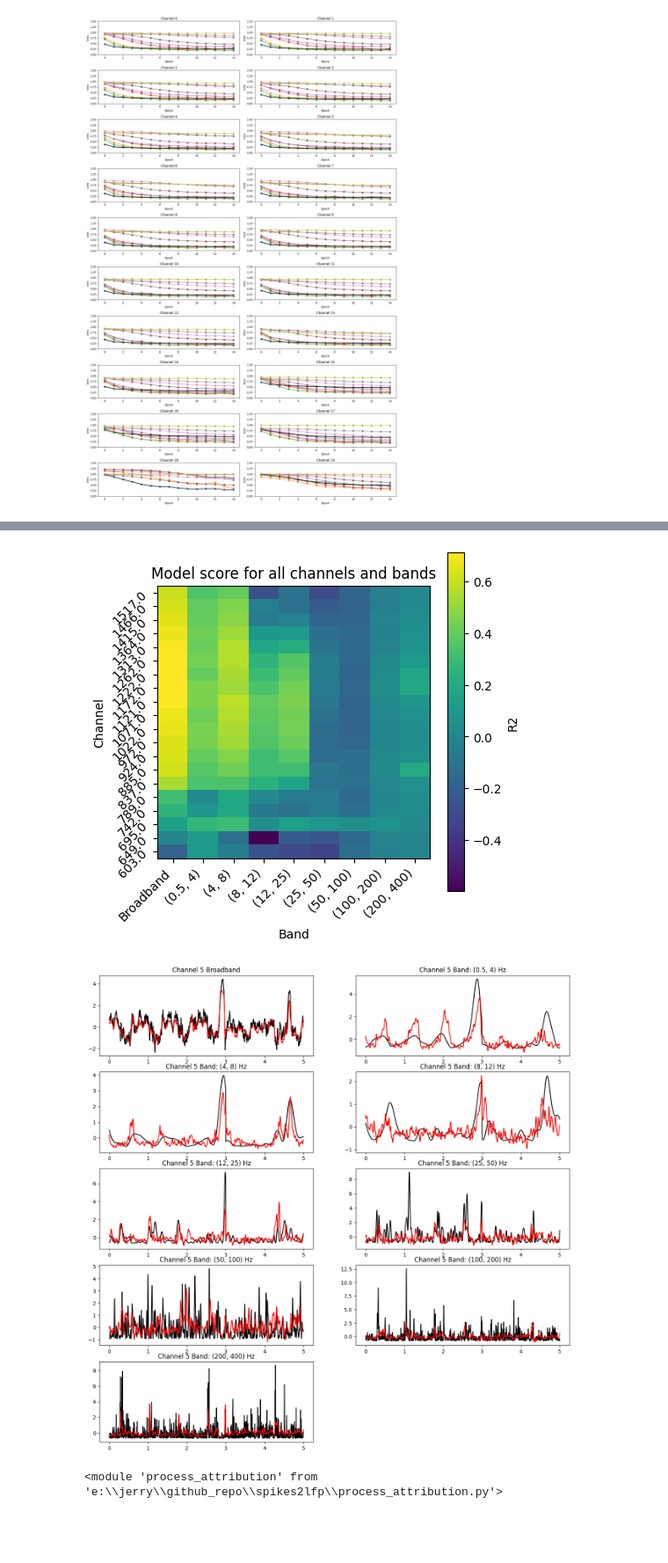
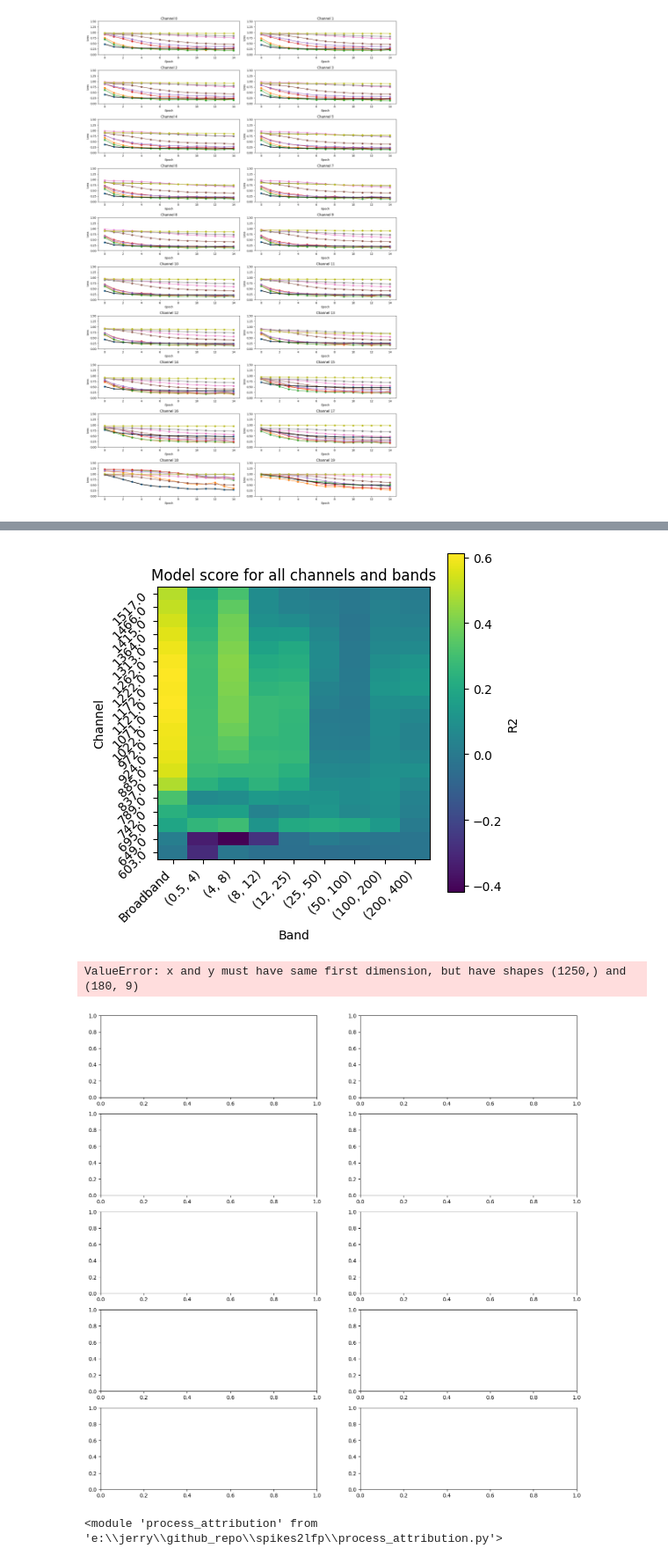
Before and after one commit to nnitzan01/spikes2lfp, a Jupyter notebook: spike_to_lfp_lstm_freq_bands_modular.ipynb, the cells around one changed output, grey strips where cells are left out. Shown at 88% size. Saved outputs shown, nothing was run; the diff lists cells and outputs as text; code cells hidden in the pictures; blank space fills up the shorter version.

```diff
--- a/spike_to_lfp_lstm_freq_bands_modular.ipynb
+++ b/spike_to_lfp_lstm_freq_bands_modular.ipynb
@@ -145,0 +210,23 @@ for chani in range(num_channels):
+# %%
+spikes_obj.getSpkMat(session_obj.spontaneous_times[0], session_obj.spontaneous_times[1])
+spikes_obj.convolve_with_gaussian()
+spikes_obj.zscore()
+cache=VisualBehaviorNeuropixelsProjectCache.from_s3_cache(cache_dir='F:/vbn_s3_cache')
+session = cache.get_ecephys_session(session_id)
+probeC = session.get_lfp(session.probes[session.probes.name == 'probeC'].index[0])
+# channel ids for VISp
+chan = session.get_channels()
+visp_df = chan.loc[probeC.channel][chan.loc[probeC.channel]['structure_acronym'].str.contains('VISp')]
+num_channels = len(visp_df)
+lfp_slice = probeC.sel(time=slice(session_obj.spontaneous_times[0], session_obj.spontaneous_times[1]), channel=visp_df.index)
+
+lfp_obj = ppd.pre_process_lfp(lfp_slice.values, 1250)
+lfp_obj.filter_lfp(bands)
+
+# resample data from 1250 Hz to 250 Hz to match the spike data
+data = lfp_obj.lfpMat[::5,:,:]
+print(data.shape)
+print(spikes_obj.spkMat.shape)
+# make sure the data is the same length as the spike data
+if data.shape[0] > spikes_obj.spkMat.shape[0]:
+    data = data[:spikes_obj.spkMat.shape[0],:,:]
@@ -150,10 +278,10 @@ scoresTest = np.zeros((num_channels, len(bands)+1))
 
 for chani in range(num_channels):
     for bandi in range(len(bands)+1):
-        yHat_train = models[chani, bandi].evaluate(X_trainT)
-        yHat_test  = models[chani, bandi].evaluate(X_testT)
-        r2_train = r2_score(y_trainT[:,chani, bandi].cpu().detach().numpy(), yHat_train)
-        r2_test  = r2_score(y_testT[:,chani, bandi].cpu().detach().numpy(), yHat_test)
+        yHat_train = models[chani, bandi].evaluate(X_train);
+        yHat_test  = models[chani, bandi].evaluate(X_test)
+        r2_train = r2_score(y_train[:, :, chani, bandi].cpu().detach().numpy(), yHat_train)
+        r2_test  = r2_score(y_test[:, :, chani, bandi].cpu().detach().numpy(), yHat_test)
         scoresTrain[chani, bandi] = r2_train
         scoresTest[chani, bandi] = r2_test
 
@@ -166,31 +294,32 @@ ax.set_xlabel('Band')
 ax.set_ylabel('Channel')
 ax.set_title('Model score for all channels and bands')
 ax.set_yticks(range(num_channels))
-ax.set_yticklabels(visp_df.dorsal_ventral_ccf_coordinate, rotation=45)
+ax.set_yticklabels(probe_obj.chans['dorsal_ventral_ccf_coordinate'], rotation=45)
 ax.set_xticks(range(len(bands)+1))
 ax.set_xticklabels(['Broadband'] + [str(bands[i]) for i in range(len(bands))], rotation=45, ha='right')
 ax.set_aspect(1.0/ax.get_data_ratio(), adjustable='box')
 cbar = fig.colorbar(cax)
-cbar.set_label('R2')
+cbar.set_label('R2');
 # %% [output]
-[figure, old version]
+[figure, new version]
 # %%
 # plot the data and prediction for all bands from a single channel
 chani = 5
 fig, ax = plt.subplots(int(np.ceil((len(bands)+1)/2)),2, figsize=(16, 16))
-
+bin_size = 0.004
 for bandi in range(len(bands)+1):
-    yHat_test = models[chani, bandi].evaluate(X_testT)
-    ax.flat[bandi].plot(np.linspace(0,5,int(5/bin_size)), y_testT.cpu().detach().numpy()[:int(5/bin_size),chani, bandi],'k',label='LFP')
+    yHat_test = models[chani, bandi].evaluate(X_test)
+    ax.flat[bandi].plot(np.linspace(0,5,int(5/bin_size)), y_test.cpu().detach().numpy()[:int(5/bin_size), chani, bandi],'k',label='LFP')
     ax.flat[bandi].plot(np.linspace(0,5,int(5/bin_size)), yHat_test[:int(5/bin_size)],'r',label='LSTM')
     if bandi == 0:
         ax.flat[bandi].set_title('Channel ' + str(chani) + ' Broadband')
     else:
         ax.flat[bandi].set_title('Channel ' + str(chani) + ' Band: ' + str(bands[bandi-1]) + ' Hz')
 
 fig.delaxes(ax.flat[-1])
 # %% [output]
+ValueError: x and y must have same first dimension, but have shapes (1250,) and (180, 9)
-[figure, old version]
+[figure, new version]
 # %%
 importlib.reload(utils)
 importlib.reload(pa)
```
Also changed, not shown: parts of 21 cells of this notebook, 7 other files.
